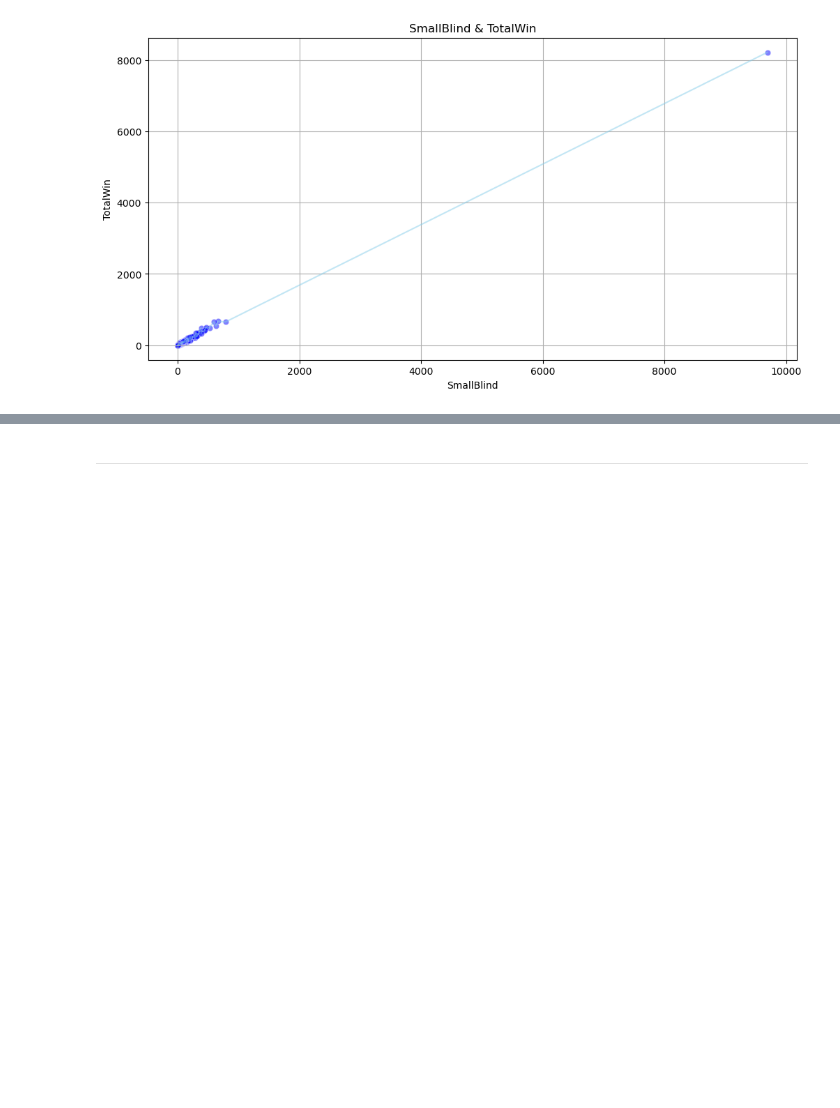
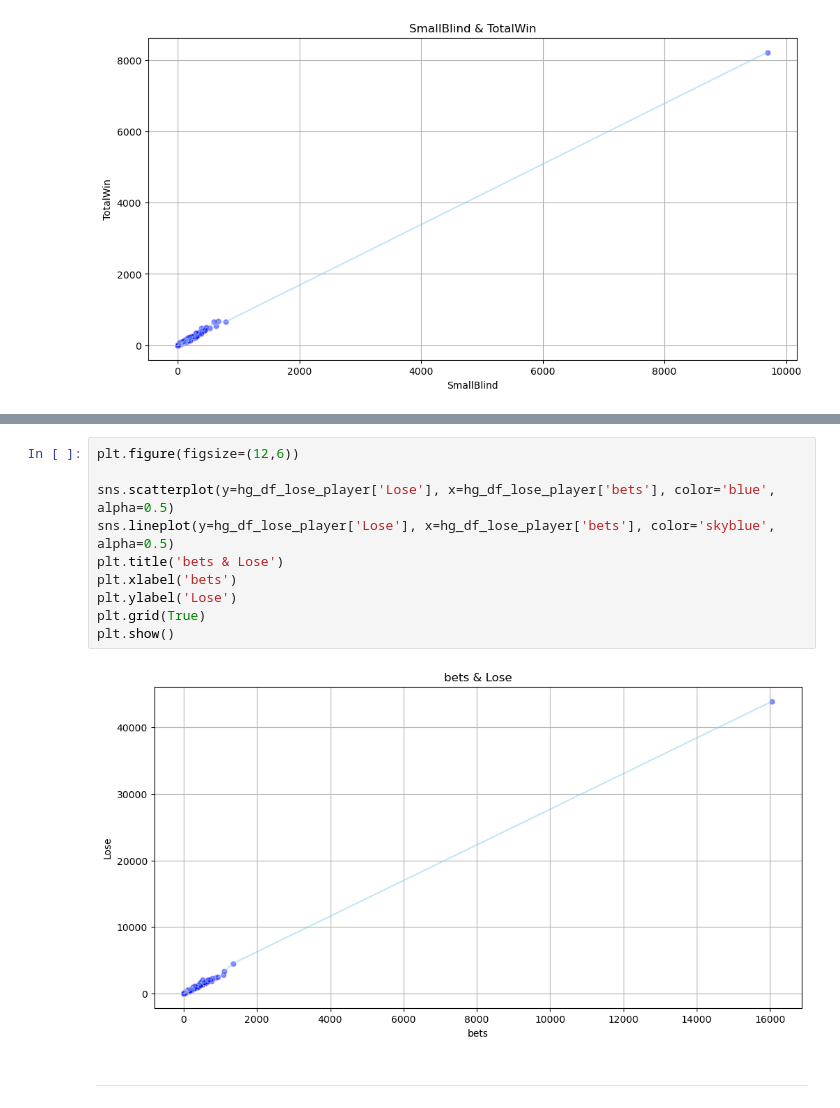
Before and after one commit to Respec-Do/study_Data_Analysis, a Jupyter notebook: z_project/Data_project/Data_Analysis.ipynb, the cells around one changed output, grey strips where cells are left out. Cells and saved outputs as stored; diff of their text form; blank space fills up the shorter version.

```diff
--- a/z_project/Data_project/Data_Analysis.ipynb
+++ b/z_project/Data_project/Data_Analysis.ipynb
@@ -1012,3 +1087,15 @@ plt.show()
+# %%
+plt.figure(figsize=(12,6))
+
+sns.scatterplot(y=hg_df_lose_player['Lose'], x=hg_df_lose_player['bets'], color='blue', alpha=0.5)
+sns.lineplot(y=hg_df_lose_player['Lose'], x=hg_df_lose_player['bets'], color='skyblue', alpha=0.5)
+plt.title('bets & Lose')
+plt.xlabel('bets')
+plt.ylabel('Lose')
+plt.grid(True)
+plt.show()
+# %% [output]
+[figure, added]
 # %% [markdown]
 -------------------
 # %% [markdown]
```
Also changed, not shown: parts of 8 cells of this notebook, 3 other files.
